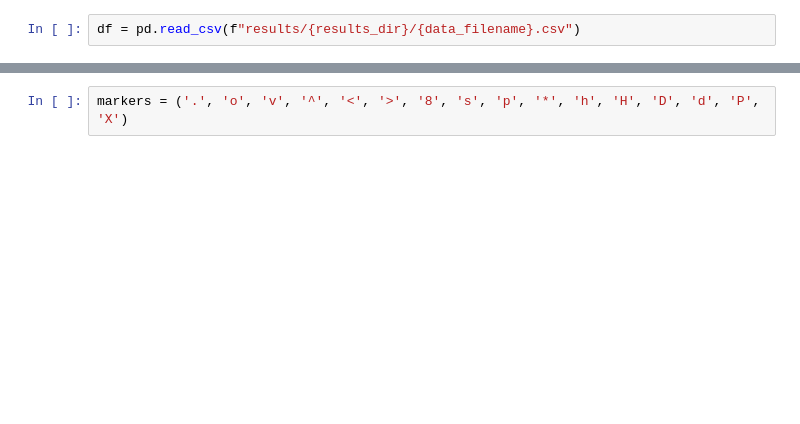
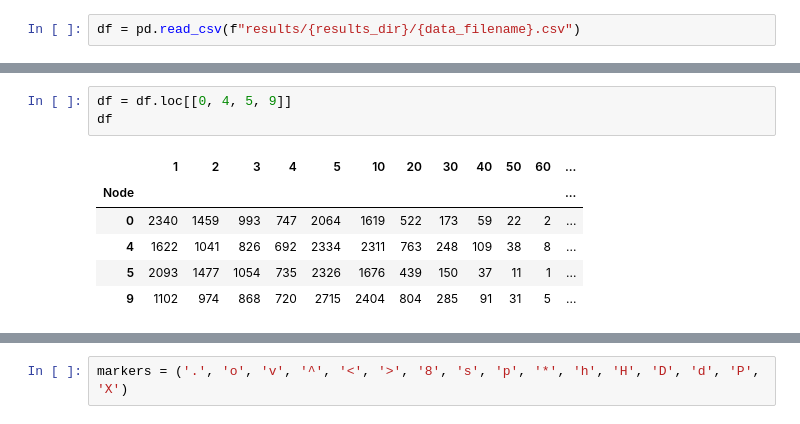
Before and after one commit to amitgaru2/cvf-python-gnn, a Jupyter notebook: simulations/cvf-analysis/plot histogram.ipynb, the cells around one changed output, grey strips where cells are left out. Saved outputs shown, nothing was run; the diff lists cells and outputs as text; blank space fills up the shorter version.

```diff
--- a/simulations/cvf-analysis/plot histogram.ipynb
+++ b/simulations/cvf-analysis/plot histogram.ipynb
@@ -29,0 +36,10 @@ plt.figure(figsize=(25, 7))
+# %%
+df = df.loc[[0, 4, 5, 9]]
+df
+# %% [output]
+|  | 1 | 2 | 3 | 4 | 5 | 10 | 20 | 30 | 40 | 50 | 60 | ... |
+| Node |  |  |  |  |  |  |  |  |  |  |  | ... |
+| 0 | 2340 | 1459 | 993 | 747 | 2064 | 1619 | 522 | 173 | 59 | 22 | 2 | ... |
+| 4 | 1622 | 1041 | 826 | 692 | 2334 | 2311 | 763 | 248 | 109 | 38 | 8 | ... |
+| 5 | 2093 | 1477 | 1054 | 735 | 2326 | 1676 | 439 | 150 | 37 | 11 | 1 | ... |
+| 9 | 1102 | 974 | 868 | 720 | 2715 | 2404 | 804 | 285 | 91 | 31 | 5 | ... |
```
Also changed, not shown: parts of 15 cells of this notebook, 17 other files.
